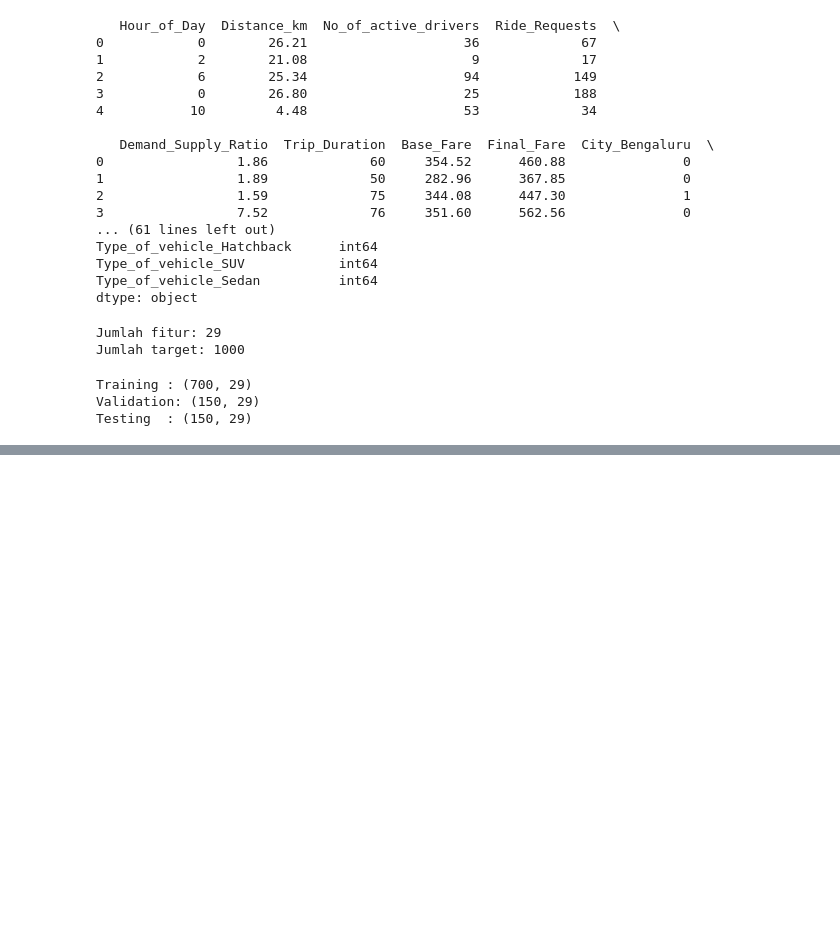
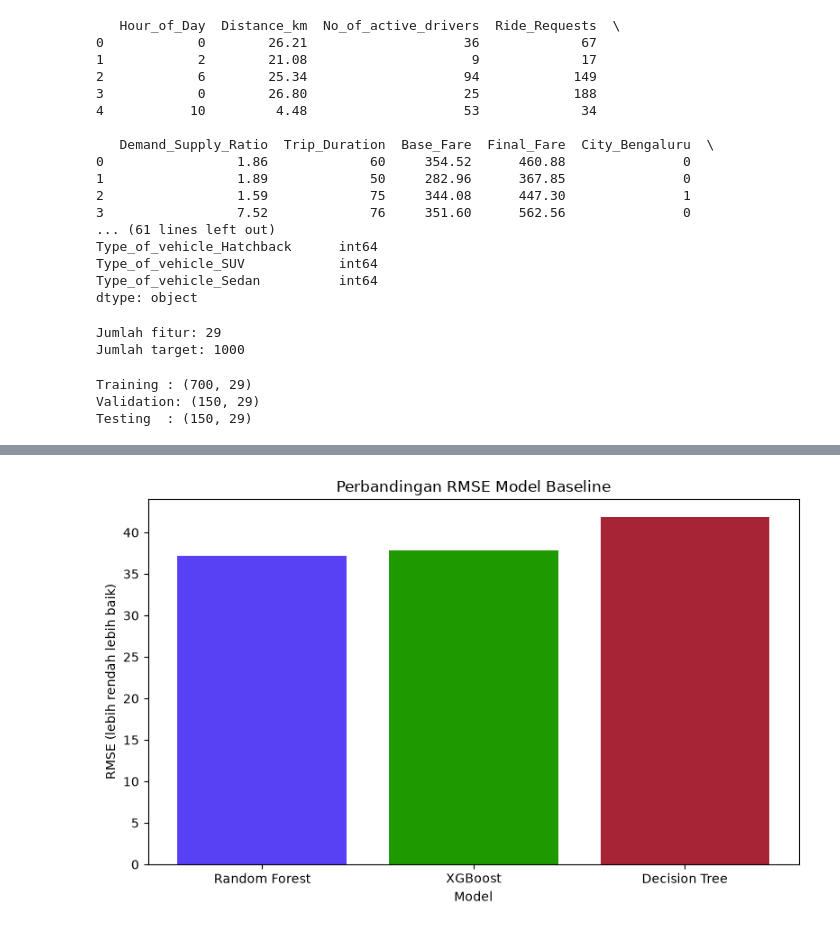
Before and after one commit to Stevienn/Tugas-ASG-1-Code, a Jupyter notebook: CabFarePrediction.ipynb, the cells around one changed output, grey strips where cells are left out. Cells and saved outputs as stored; diff of their text form; code cells hidden in the pictures; blank space fills up the shorter version.

```diff
--- a/CabFarePrediction.ipynb
+++ b/CabFarePrediction.ipynb
@@ -325,0 +441,22 @@ Testing  : (150, 29)
+# %%
+validation_baseline = baseline_df[
+    baseline_df["Dataset"] == "Validation"
+].sort_values("RMSE")
+
+colors = [
+    "#5840f5", "#1f9900", "#a62434"
+]
+
+
+plt.figure(figsize=(8, 5))
+plt.bar(
+    validation_baseline["Model"],
+    validation_baseline["RMSE"], color=colors
+)
+plt.title("Perbandingan RMSE Model Baseline")
+plt.xlabel("Model")
+plt.ylabel("RMSE (lebih rendah lebih baik)")
+plt.tight_layout()
+plt.show()
+# %% [output]
+[figure, added]
```
Also changed, not shown: parts of 9 cells of this notebook.
